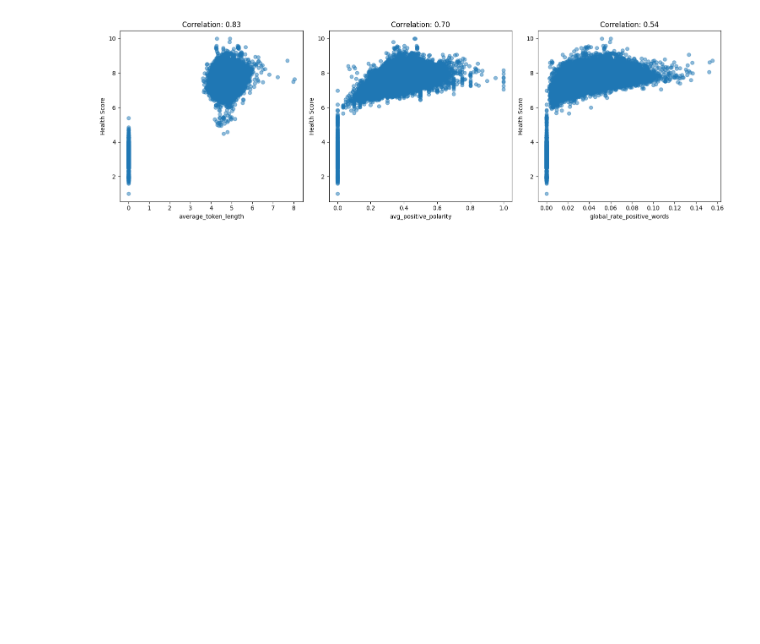
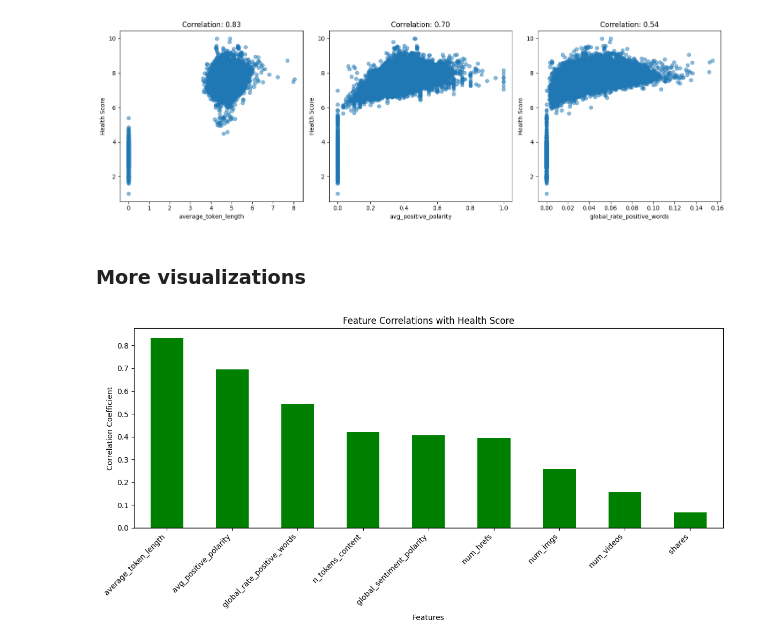
Before and after one commit to curtpond/webdata, a Jupyter notebook: articles.ipynb, the cells around one changed output. Drawn from its saved outputs; the diff is of its cells as text; code cells hidden in the pictures; blank space fills up the shorter version.

Commit message:
Added additional visualizations for insights.

```diff
--- a/articles.ipynb
+++ b/articles.ipynb
@@ -244,3 +244,22 @@ plt.tight_layout()
 plt.show()
 # %% [output]
 [figure]
+# %% [markdown]
+### More visualizations
+# %%
+# Calculate correlations with health score
+correlations = df[score_features].corrwith(df['health_score']).sort_values(ascending=False)
+
+# Create a bar plot of correlations
+plt.figure(figsize=(12, 6))
+colors = ['green' if x > 0 else 'red' for x in correlations]
+correlations.plot(kind='bar', color=colors)
+plt.title('Feature Correlations with Health Score')
+plt.xlabel('Features')
+plt.ylabel('Correlation Coefficient')
+plt.xticks(rotation=45, ha='right')
+plt.axhline(y=0, color='black', linestyle='-', alpha=0.3)
+plt.tight_layout()
+plt.show()
+# %% [output]
+[figure, added]
```
Also changed, not shown: parts of 2 cells of this notebook.
